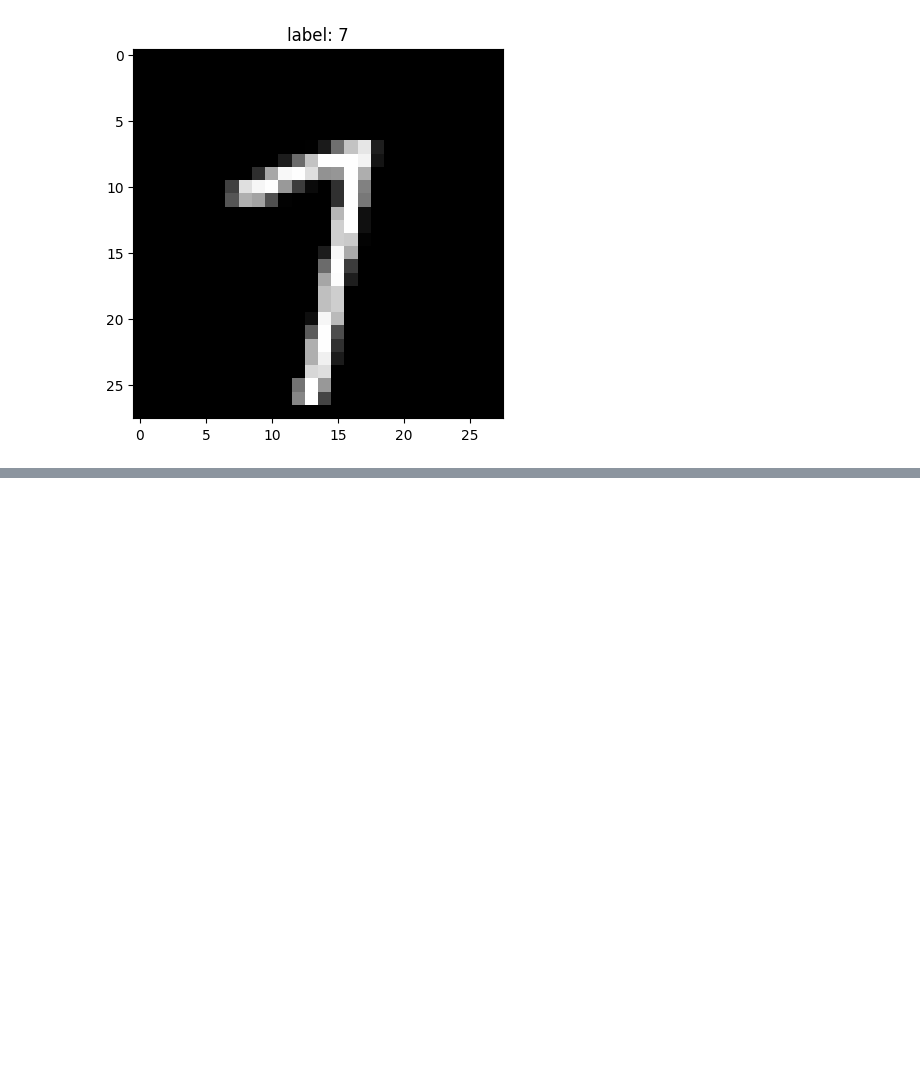
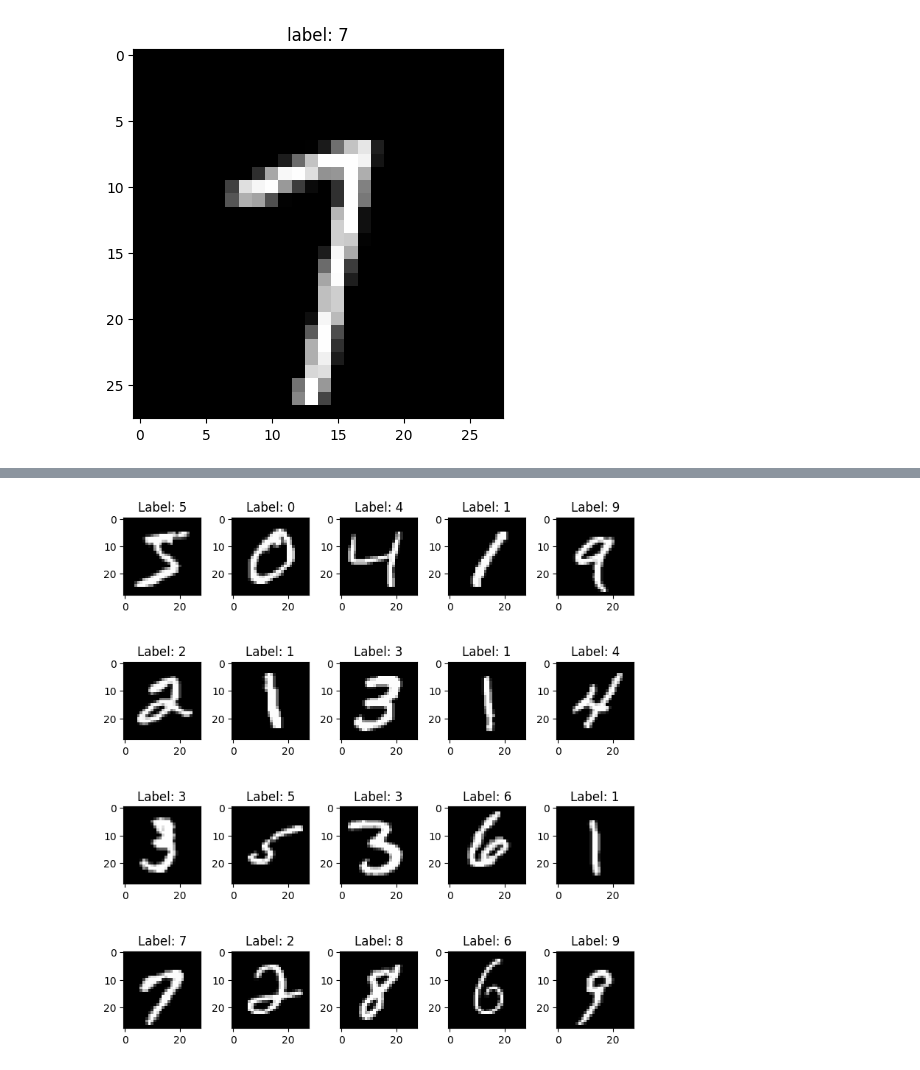
Before and after one commit to codingjustfortest/All-Sort-of-Dataset-in-SciKit-Learn-Library, a Jupyter notebook: SciKitLearn Datasets.ipynb, the cells around one changed output, grey strips where cells are left out. Cells and saved outputs as stored; diff of their text form; code cells hidden in the pictures; blank space fills up the shorter version.

```diff
--- a/SciKitLearn Datasets.ipynb
+++ b/SciKitLearn Datasets.ipynb
@@ -87,0 +85,17 @@ plt.show()
+# %%
+num = 20
+images = X[:num]
+labels = y[:num]
+
+# using subplot
+num_row = 4
+num_col = 5
+fig, axes = plt.subplots(num_row, num_col, figsize=(1.5*num_col,2*num_row))
+for i in range(num):
+    ax = axes[i//num_col, i%num_col]
+    ax.imshow(images[i].reshape(28, 28), cmap='gray')
+    ax.set_title('Label: {}'.format(labels[i]))
+plt.tight_layout()
+plt.show()
+# %% [output]
+[figure, added]
```
Also changed, not shown: parts of 4 cells of this notebook.
